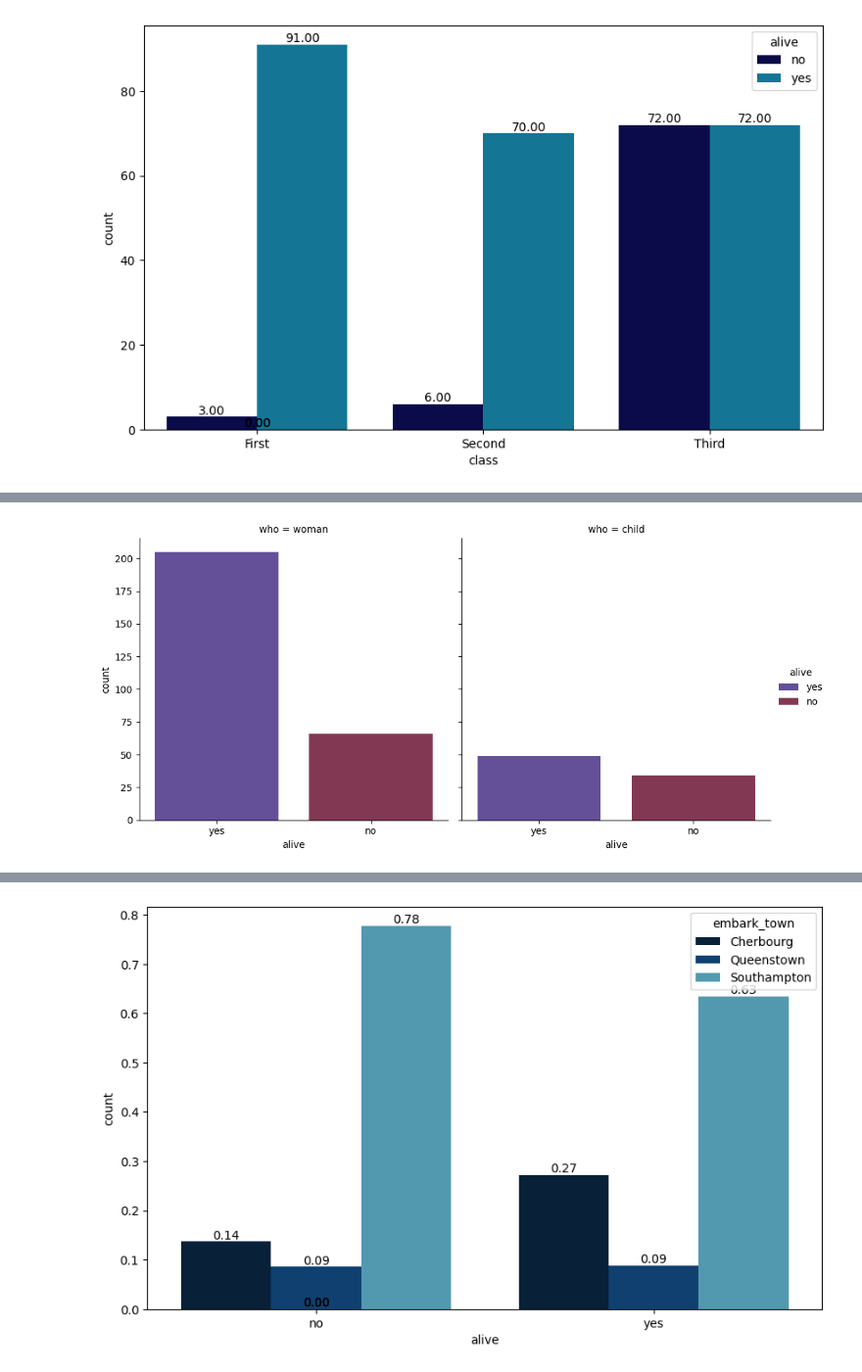
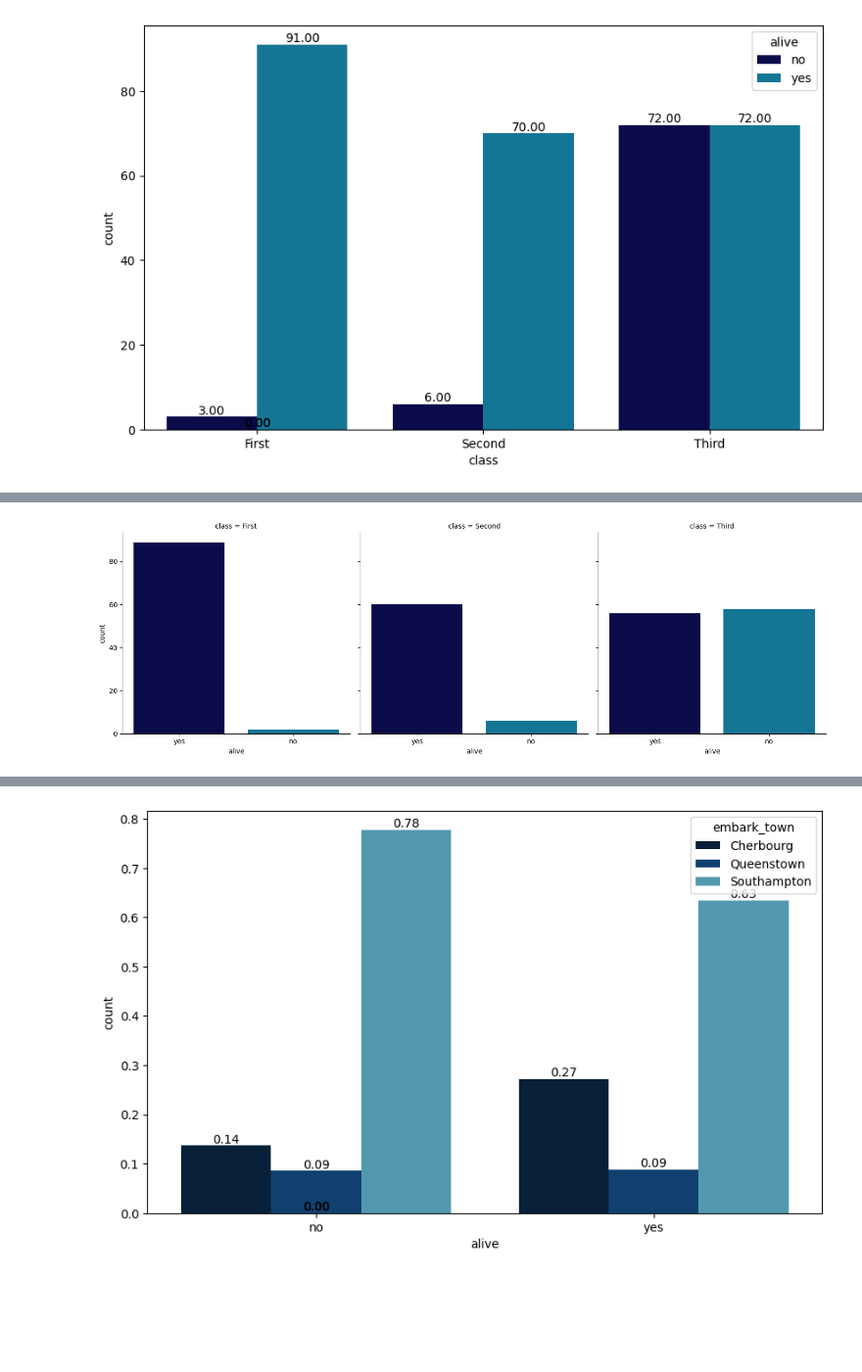
Before and after one commit to AnnaValsells/ONLINE_DS_THEBRIDGE_AVT, a Jupyter notebook: AVT_Exercises/Sprint_8/Unidad_02/Practica_Obligatoria/18_Practica_Obligatoria_Visualizacion_Presentacion.ipynb, the cells around one changed output, grey strips where cells are left out. Shown at 98% size. Cells and saved outputs as stored; diff of their text form; code cells hidden in the pictures; blank space fills up the shorter version.

```diff
--- a/AVT_Exercises/Sprint_8/Unidad_02/Practica_Obligatoria/18_Practica_Obligatoria_Visualizacion_Presentacion.ipynb
+++ b/AVT_Exercises/Sprint_8/Unidad_02/Practica_Obligatoria/18_Practica_Obligatoria_Visualizacion_Presentacion.ipynb
@@ -294,9 +294,12 @@ male:
 female:
 [figure]
 # %%
-df_titanic4 = df_titanic[["alive","sex","who"]]
+df_titanic4 = df_titanic[["alive","sex","who","class"]]
+
 mujeres=df_titanic4.loc[df_titanic4["who"]=="woman"]
+abs_mujeres = mujeres.groupby("class", as_index = False)["alive"].value_counts()
+print(abs_mujeres)
+
 niños= df_titanic4.loc[df_titanic4["who"]=="child"]
-data4 = pd.concat([mujeres,niños], axis=0)
-data4
+abs_niños = niños.groupby("class", as_index = False)["alive"].value_counts()
 # %% [output]
@@ -316,13 +313,13 @@ data4
 # %%
 # 4- ... las diferencias de tasas de supervivencia entre mujeres y niños.
-fig4= sns.catplot(x="alive",
-                  col = "who",
-                  kind="count",
-                  orient = "V",
-                  hue = "alive",
-                  legend= True,
-                  data=data4,
-                  palette="twilight");
+fig4 = sns.catplot(x="alive",
+                   y = "count",
+                   col="class",
+                   hue = "alive",
+                   kind="bar",
+                   palette="ocean",
+                   data=abs_mujeres);
+
 fig4.savefig("titanic4.png")
 # %% [output]
-[figure, old version]
+[figure, new version]
```
Also changed, not shown: parts of 4 cells of this notebook.
